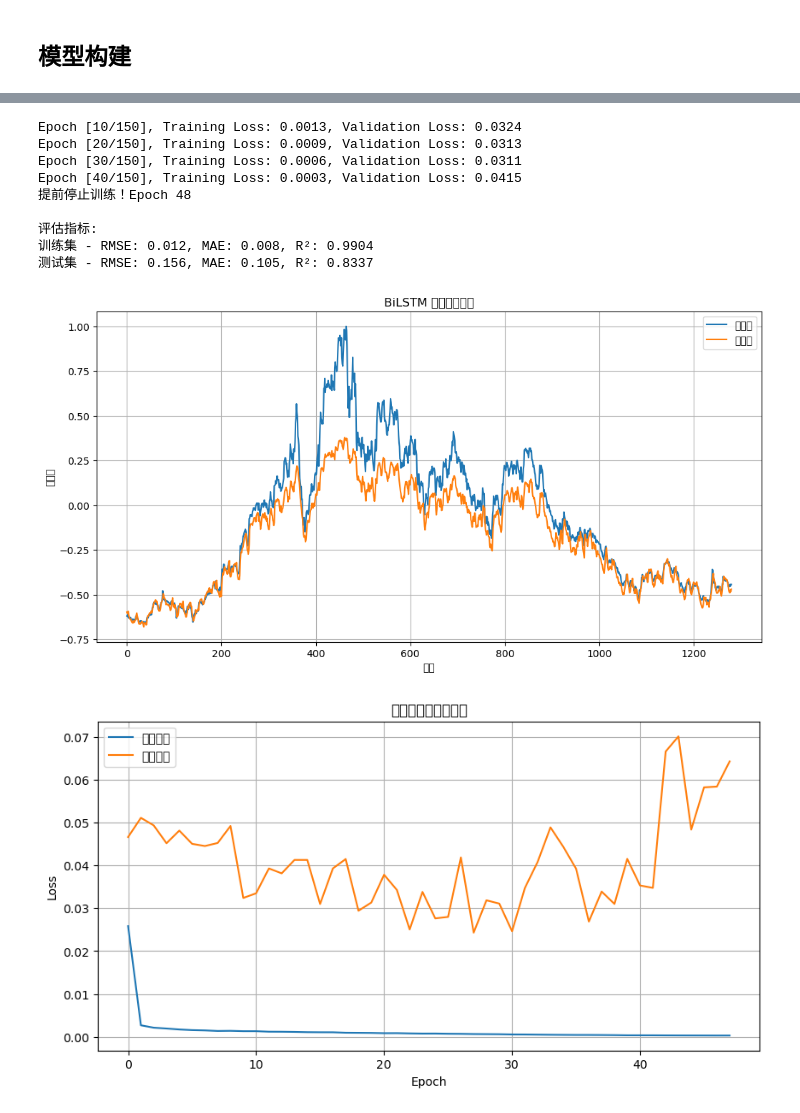
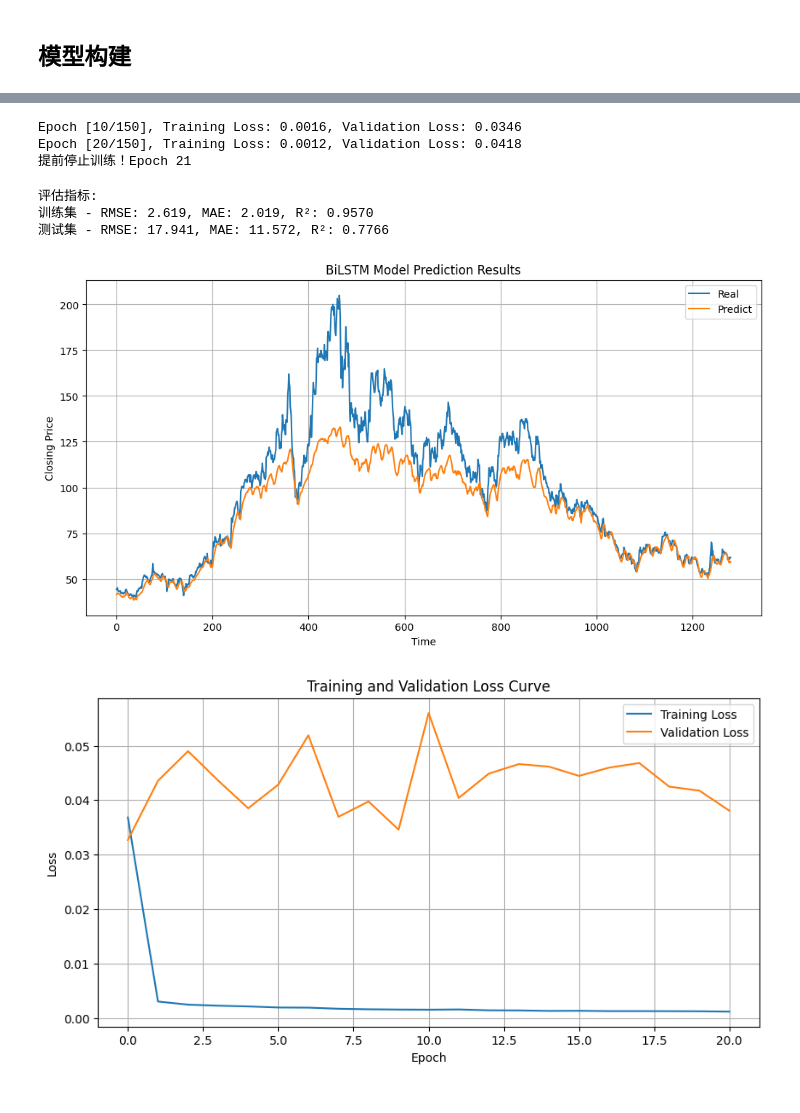
Before and after one commit to SaxonNB/xianyu, a Jupyter notebook: cnnlstm/code/bo_cnn_lstm.ipynb, the cells around one changed output, grey strips where cells are left out. Drawn from its saved outputs; the diff is of its cells as text; code cells hidden in the pictures.

```diff
--- a/cnnlstm/code/bo_cnn_lstm.ipynb
+++ b/cnnlstm/code/bo_cnn_lstm.ipynb
@@ -339,10 +339,15 @@ print(df.head(10))
 from sklearn.preprocessing import MinMaxScaler
 # 对所有列进行归一化处理，将所有列的值归一化到 [0, 1]
 # df = df.apply(lambda x: (x - x.min()) / (x.max() - x.min()))
+df_y = df['close']
+scaler_y = MinMaxScaler(feature_range=(-1,1))
 scaler = MinMaxScaler(feature_range=(-1,1))
 df = pd.DataFrame(scaler.fit_transform(df), columns=df.columns)
+df_y = pd.DataFrame(scaler_y.fit_transform(df_y.values.reshape(-1, 1)), columns=['close'])
+
 # 显示前 10 行数据
 print(df.head(10))
+print(df_y.head(10))
 # %% [output]
        open      high       low     close  old_close    volume    amount  \
 0 -0.971343 -0.974101 -0.971424 -0.970073  -0.972592 -0.987441 -0.996338
@@ -1055,61 +1080,64 @@ for epoch in range(num_epochs):
 # 加载最佳模型
 model.load_state_dict(torch.load('best_bilstm_model.pth'))
 
 # 评估模型
 model.eval()
 with torch.no_grad():
     # 对训练集进行预测
     train_predictions = model(X_train_tensor).numpy()
 
     # 对测试集进行预测
-    test_predictions = model(X_test_tensor).numpy()
+    test_predictions_bilstm = model(X_test_tensor).numpy()
+
+# 反归一化处理
+# y_train = scaler_y.inverse_transform(y_train.reshape(-1,1))
+train_predictions = scaler_y.inverse_transform(train_predictions.reshape(-1,1))
+# y_test = scaler_y.inverse_transform(y_test.reshape(-1,1))
+test_predictions_bilstm = scaler_y.inverse_transform(test_predictions_bilstm.reshape(-1,1))
 
 # 计算评估指标
-train_rmse = math.sqrt(mean_squared_error(y_train, train_predictions))
-train_mae = mean_absolute_error(y_train, train_predictions)
-train_r2 = r2_score(y_train, train_predictions)
+train_rmse_bilstm = math.sqrt(mean_squared_error(y_train, train_predictions))
+train_mae_bilstm = mean_absolute_error(y_train, train_predictions)
+train_r2_bilstm = r2_score(y_train, train_predictions)
 
-test_rmse = math.sqrt(mean_squared_error(y_test, test_predictions))
-test_mae = mean_absolute_error(y_test, test_predictions)
-test_r2 = r2_score(y_test, test_predictions)
+test_rmse_bilstm = math.sqrt(mean_squared_error(y_test, test_predictions_bilstm))
+test_mae_bilstm = mean_absolute_error(y_test, test_predictions_bilstm)
+test_r2_bilstm = r2_score(y_test, test_predictions_bilstm)
 
 print("\n评估指标:")
-print(f"训练集 - RMSE: {train_rmse:.3f}, MAE: {train_mae:.3f}, R²: {train_r2:.4f}")
-print(f"测试集 - RMSE: {test_rmse:.3f}, MAE: {test_mae:.3f}, R²: {test_r2:.4f}")
+print(f"训练集 - RMSE: {train_rmse_bilstm:.3f}, MAE: {train_mae_bilstm:.3f}, R²: {train_r2_bilstm:.4f}")
+print(f"测试集 - RMSE: {test_rmse_bilstm:.3f}, MAE: {test_mae_bilstm:.3f}, R²: {test_r2_bilstm:.4f}")
 
 # 可视化预测结果
 plt.figure(figsize=(12, 6))
-plt.plot(y_test, label='实际值')
-plt.plot(test_predictions, label='预测值')
+plt.plot(y_test, label='Real')
+plt.plot(test_predictions_bilstm, label='Predict')
 plt.legend()
-plt.title('BiLSTM 模型预测结果')
-plt.xlabel('时间')
-plt.ylabel('收盘价')
+plt.title('BiLSTM Model Prediction Results')
+plt.xlabel('Time')
+plt.ylabel('Closing Price')
 plt.grid(True)
 plt.show()
 
 # 可视化训练和验证损失曲线
 plt.figure(figsize=(10, 5))
-plt.plot(train_losses, label='训练损失')
-plt.plot(val_losses, label='验证损失')
-plt.title('训练和验证损失曲线')
+plt.plot(train_losses, label='Training Loss')
+plt.plot(val_losses, label='Validation Loss')
+plt.title('Training and Validation Loss Curve')
 plt.xlabel('Epoch')
 plt.ylabel('Loss')
 plt.legend()
 plt.grid(True)
 plt.show()
 # %% [output]
-Epoch [10/150], Training Loss: 0.0013, Validation Loss: 0.0324
-Epoch [20/150], Training Loss: 0.0009, Validation Loss: 0.0313
-Epoch [30/150], Training Loss: 0.0006, Validation Loss: 0.0311
-Epoch [40/150], Training Loss: 0.0003, Validation Loss: 0.0415
-提前停止训练！Epoch 48
-
-评估指标:
-训练集 - RMSE: 0.012, MAE: 0.008, R²: 0.9904
-测试集 - RMSE: 0.156, MAE: 0.105, R²: 0.8337
+Epoch [10/150], Training Loss: 0.0016, Validation Loss: 0.0346
+Epoch [20/150], Training Loss: 0.0012, Validation Loss: 0.0418
+提前停止训练！Epoch 21
+评估指标:
+训练集 - RMSE: 2.619, MAE: 2.019, R²: 0.9570
+测试集 - RMSE: 17.941, MAE: 11.572, R²: 0.7766
-[figure, old version]
+[figure, new version]
-[figure, old version]
+[figure, new version]
 # %%
 # 定义CNN-LSTM混合模型
 class CNNLSTMModel(nn.Module):
```
Also changed, not shown: parts of 16 cells of this notebook, 8 other files.
